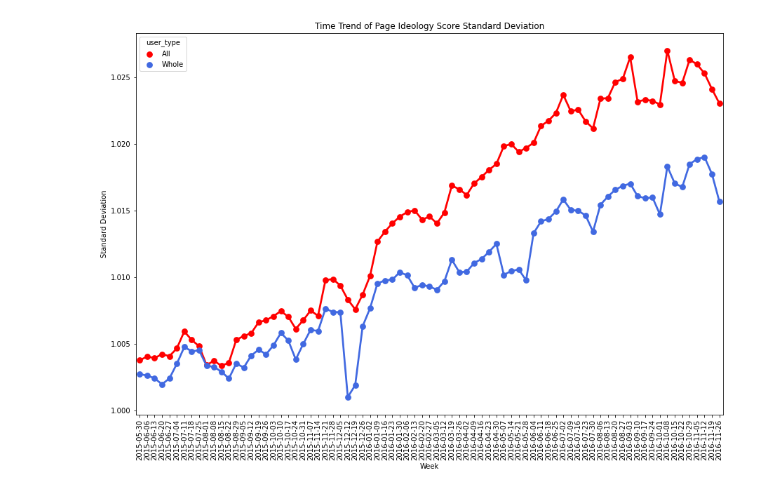
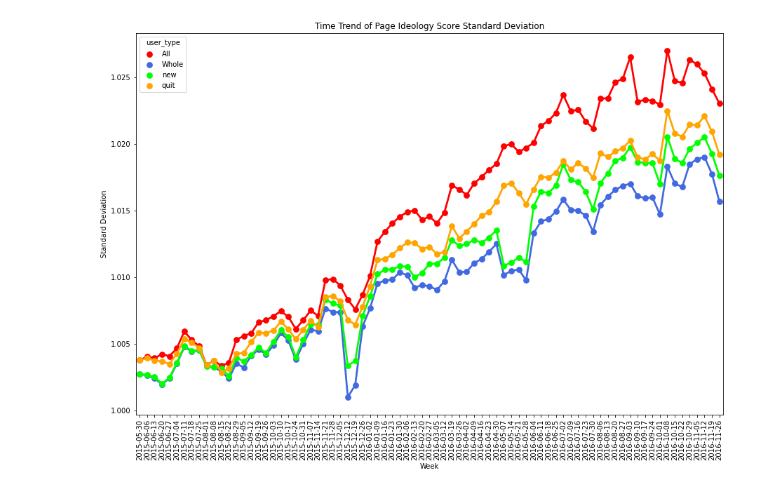
Before and after one commit to p50042220/FB_hatecrime, a Jupyter notebook: Code/notebook/Polarization/Page Difference.ipynb, the cells around one changed output. Cells and saved outputs as stored; diff of their text form; code cells hidden in the pictures.

```diff
--- a/Code/notebook/Polarization/Page Difference.ipynb
+++ b/Code/notebook/Polarization/Page Difference.ipynb
@@ -11,8 +11,12 @@ page_path_whole = '/home3/r05322021/Desktop/FB Data/Polarization/page_score/whol
 page_score_file_whole = os.listdir(page_path_whole)
 page_path_all = '/home3/r05322021/Desktop/FB Data/original_ideology/page_score/2015-05-03_to_2016-11-26_4weeks/'
 page_score_file_all = os.listdir(page_path_all)
+page_path_new = '/home3/r05322021/Desktop/FB Data/Polarization/page_score/new/'
+page_score_file_new = os.listdir(page_path_new)
+page_path_quit = '/home3/r05322021/Desktop/FB Data/Polarization/page_score/quit/'
+page_score_file_quit = os.listdir(page_path_quit)
 # %%
-df_whole_list, df_all_list = [], []
+df_whole_list, df_all_list, df_new_list, df_quit_list = [], [], [], []
 for f in page_score_file_whole:
     df = pd.read_csv(f'{page_path_whole}{f}', converters={'page_id': str})
     df['Week'] = f[-14:-4]
@@ -21,19 +25,31 @@ for f in page_score_file_all:
     df = pd.read_csv(f'{page_path_all}{f}', converters={'page_id': str})
     df['Week'] = f[-14:-4]
     df_all_list.append(df)
+for f in page_score_file_new:
+    df = pd.read_csv(f'{page_path_new}{f}', converters={'page_id': str})
+    df['Week'] = f[-14:-4]
+    df_new_list.append(df)
+for f in page_score_file_quit:
+    df = pd.read_csv(f'{page_path_quit}{f}', converters={'page_id': str})
+    df['Week'] = f[-14:-4]
+    df_quit_list.append(df)
 df_whole = pd.concat(df_whole_list, axis=0)
 df_all = pd.concat(df_all_list, axis=0)
+df_new = pd.concat(df_new_list, axis=0)
+df_quit = pd.concat(df_quit_list, axis=0)
 # %%
 std_whole = pd.DataFrame([[d['Week'].iloc[0], d['PC1_std'].std()] for d in [group[1] for group in df_whole.groupby('Week')]], columns=['Week', 'std'])
 std_all = pd.DataFrame([[d['Week'].iloc[0], d['PC1_std'].std()] for d in [group[1] for group in df_all.groupby('Week')]], columns=['Week', 'std'])
+std_new = pd.DataFrame([[d['Week'].iloc[0], d['PC1_std'].std()] for d in [group[1] for group in df_new.groupby('Week')]], columns=['Week', 'std'])
+std_quit = pd.DataFrame([[d['Week'].iloc[0], d['PC1_std'].std()] for d in [group[1] for group in df_quit.groupby('Week')]], columns=['Week', 'std'])
 # %%
-def plot_time_series(df_all, df_whole, timecol, ycol, plot_title, save_path):
+def plot_time_series(df_all, df_whole, df_new, df_quit, timecol, ycol, plot_title, save_path):
     plt.figure(figsize=(15,10))
-    df = pd.concat([df_all.set_index(timecol).sort_index().rename(columns={'std': 'All'}), df_whole.set_index(timecol).sort_index().rename(columns={'std': 'Whole'})], axis=1)
+    df = pd.concat([df_all.set_index(timecol).sort_index().rename(columns={'std': 'All'}), df_whole.set_index(timecol).sort_index().rename(columns={'std': 'Whole'}), df_new.set_index(timecol).sort_index().rename(columns={'std': 'new'}), df_quit.set_index(timecol).sort_index().rename(columns={'std': 'quit'})], axis=1)
     df = df.reset_index(drop=False)
     df = df.melt(timecol, var_name='user_type',  value_name=ycol)
 
-    colors = ["r", "royalblue"]
+    colors = ["r", "royalblue", 'lime', 'orange']
     ax = sns.pointplot(x=timecol, y=ycol, hue='user_type', data=df, palette=sns.color_palette(colors))
     ax.set(xlabel=timecol, ylabel=ycol)
     ax.set_title(plot_title)
@@ -43,6 +59,6 @@ def plot_time_series(df_all, df_whole, timecol, ycol, plot_title, save_path):
     plt.savefig(save_path)
     plt.show()
 # %%
-plot_time_series(std_all, std_whole, 'Week', 'Standard Deviation', 'Time Trend of Page Ideology Score Standard Deviation', '/home3/r05322021/Desktop/FB_hatecrime/Plot/polarization/FB/page/old_all.pdf')
+plot_time_series(std_all, std_whole, std_new, std_quit, 'Week', 'Standard Deviation', 'Time Trend of Page Ideology Score Standard Deviation', '/home3/r05322021/Desktop/FB_hatecrime/Plot/polarization/FB/page/old_all.pdf')
 # %% [output]
-[figure, old version]
+[figure, new version]
```
Also changed, not shown: 8 other files.
